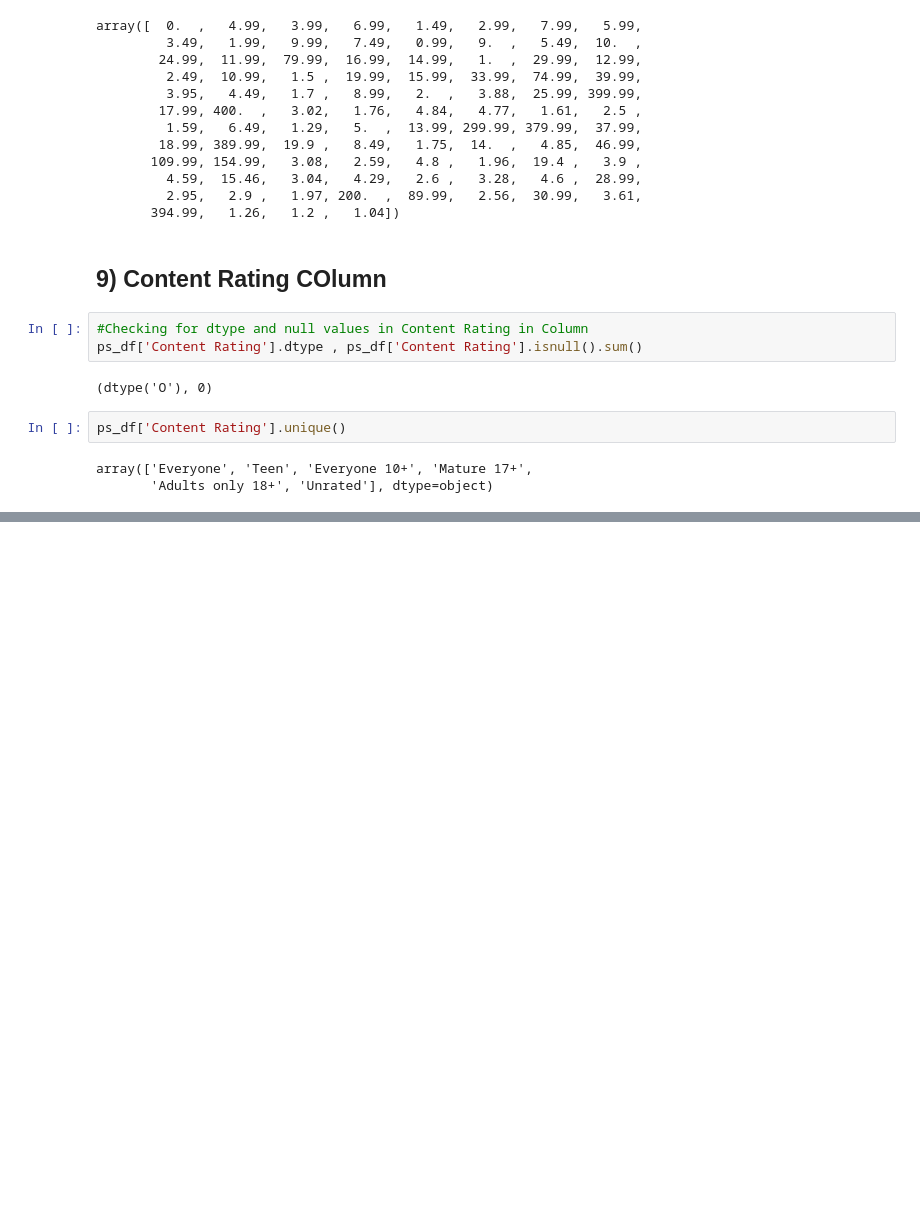
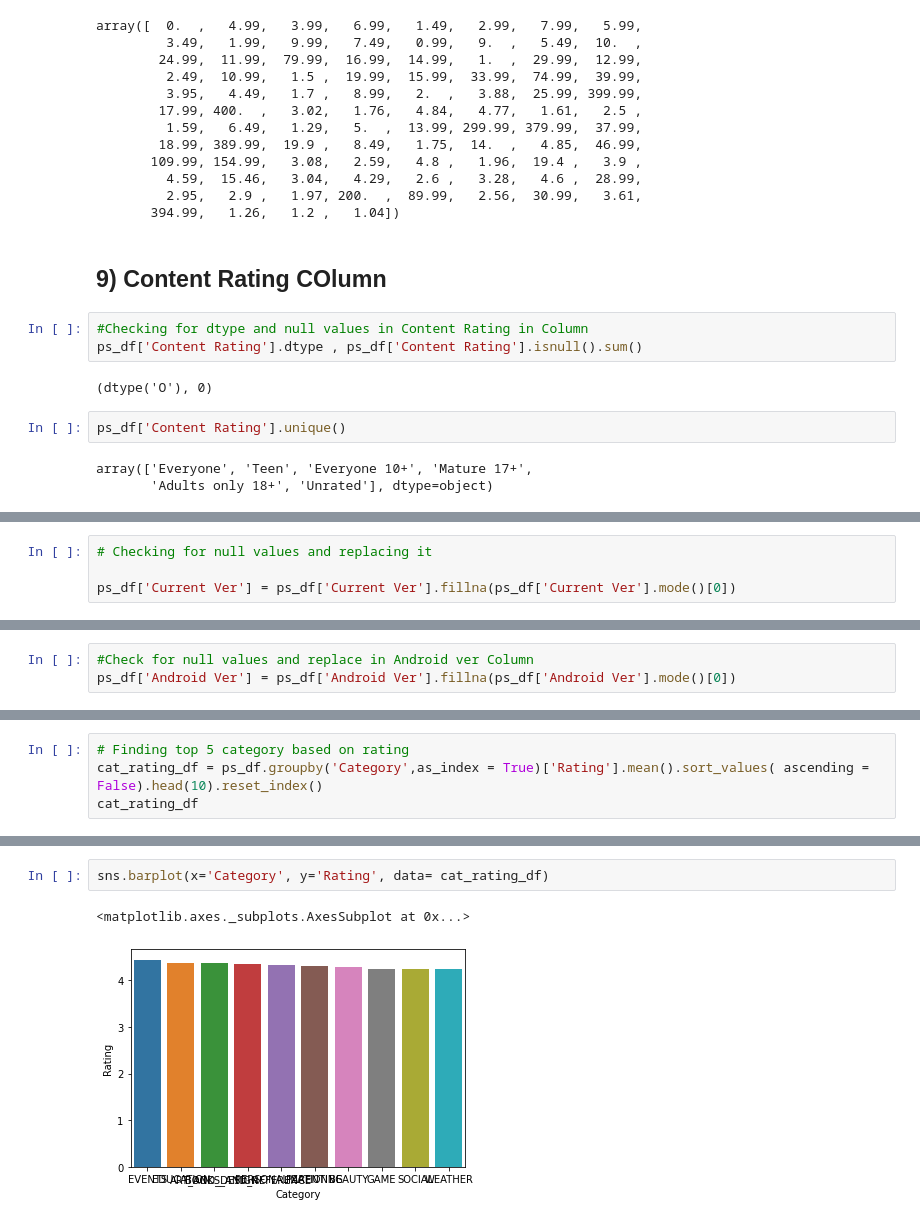
Before and after one commit to ankitrai777/EDA-on-Play-Store-App-Review, a Jupyter notebook: Play_Store_App_Review_Analysis_Capstone_Project.ipynb, the cells around one changed output, grey strips where cells are left out. Saved outputs shown, nothing was run; the diff lists cells and outputs as text; blank space fills up the shorter version.

```diff
--- a/Play_Store_App_Review_Analysis_Capstone_Project.ipynb
+++ b/Play_Store_App_Review_Analysis_Capstone_Project.ipynb
@@ -390,0 +441,4 @@ array(['Everyone', 'Teen', 'Everyone 10+', 'Mature 17+',
+# %%
+# Checking for null values and replacing it
+
+ps_df['Current Ver'] = ps_df['Current Ver'].fillna(ps_df['Current Ver'].mode()[0])
@@ -390,0 +451,3 @@ array(['Everyone', 'Teen', 'Everyone 10+', 'Mature 17+',
+# %%
+#Check for null values and replace in Android ver Column
+ps_df['Android Ver'] = ps_df['Android Ver'].fillna(ps_df['Android Ver'].mode()[0])
@@ -390,0 +464,4 @@ array(['Everyone', 'Teen', 'Everyone 10+', 'Mature 17+',
+# %%
+# Finding top 5 category based on rating
+cat_rating_df = ps_df.groupby('Category',as_index = True)['Rating'].mean().sort_values( ascending = False).head(10).reset_index()
+cat_rating_df
@@ -390,0 +480,5 @@ array(['Everyone', 'Teen', 'Everyone 10+', 'Mature 17+',
+# %%
+sns.barplot(x='Category', y='Rating', data= cat_rating_df)
+# %% [output]
+<matplotlib.axes._subplots.AxesSubplot at 0x...>
+[figure, added]
```
Also changed, not shown: parts of 26 cells of this notebook.
